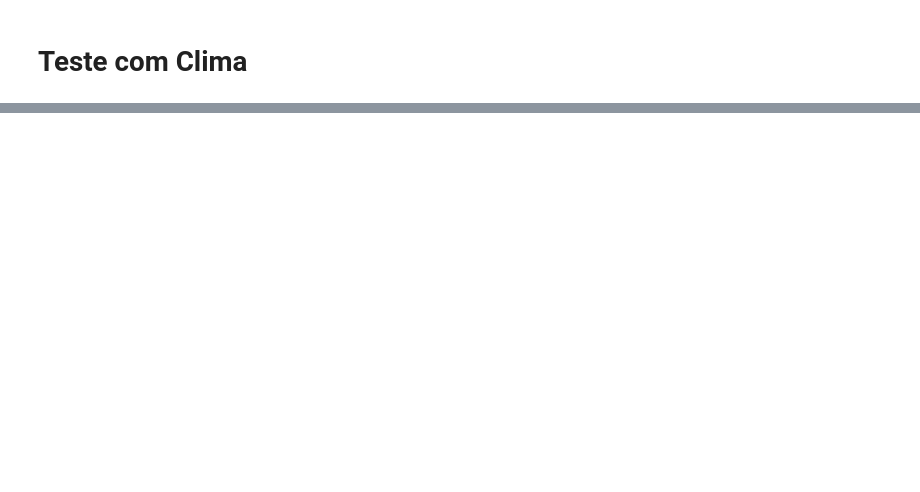
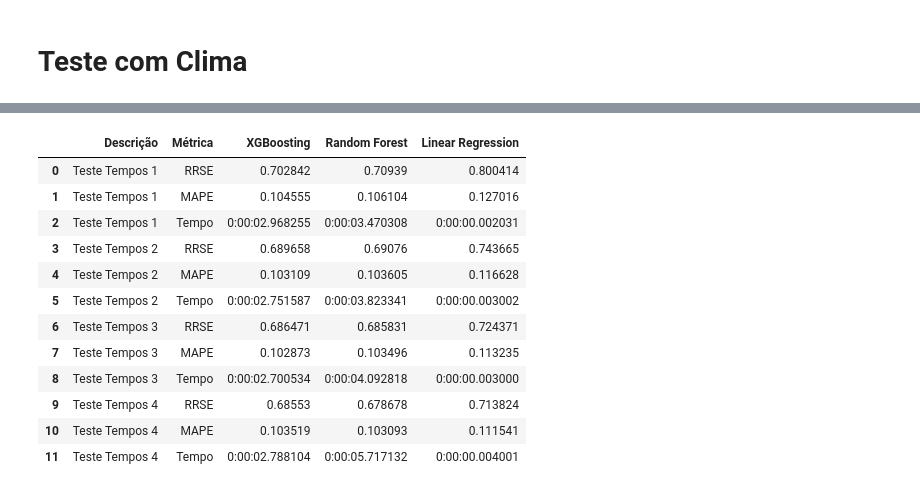
Before and after one commit to LeonardoVillamarin/TCC-Previsor_viagens_onibus, a Jupyter notebook: Fase 3/primeira_execucao.ipynb, the cells around one changed output, grey strips where cells are left out. Saved outputs shown, nothing was run; the diff lists cells and outputs as text; code cells hidden in the pictures; blank space fills up the shorter version.

```diff
--- a/Fase 3/primeira_execucao.ipynb
+++ b/Fase 3/primeira_execucao.ipynb
@@ -214,0 +330,5 @@ df_clima
+# %%
+# Fizemos as predições e juntamos no DataFrame
+df_teste["predicao_xgb"] = modelo_xgb.predict(x_teste)
+df_teste["predicao_lr"] = modelo_lr.predict(x_teste)
+df_teste["predicao_rf"] = modelo_rf.predict(x_teste)
@@ -214,0 +691,18 @@ df_clima
+# %%
+metrics = pd.DataFrame(metrics, columns=['Descrição','Métrica', 'XGBoosting','Random Forest','Linear Regression'])
+metrics.to_csv('metrica_teste_tempos.csv',index=False)
+metrics
+# %% [output]
+|  | Descrição | Métrica | XGBoosting | Random Forest | Linear Regression |
+| 0 | Teste Tempos 1 | RRSE | 0.702842 | 0.70939 | 0.800414 |
+| 1 | Teste Tempos 1 | MAPE | 0.104555 | 0.106104 | 0.127016 |
+| 2 | Teste Tempos 1 | Tempo | 0:00:02.968255 | 0:00:03.470308 | 0:00:00.002031 |
+| 3 | Teste Tempos 2 | RRSE | 0.689658 | 0.69076 | 0.743665 |
+| 4 | Teste Tempos 2 | MAPE | 0.103109 | 0.103605 | 0.116628 |
+| 5 | Teste Tempos 2 | Tempo | 0:00:02.751587 | 0:00:03.823341 | 0:00:00.003002 |
+| 6 | Teste Tempos 3 | RRSE | 0.686471 | 0.685831 | 0.724371 |
+| 7 | Teste Tempos 3 | MAPE | 0.102873 | 0.103496 | 0.113235 |
+| 8 | Teste Tempos 3 | Tempo | 0:00:02.700534 | 0:00:04.092818 | 0:00:00.003000 |
+| 9 | Teste Tempos 4 | RRSE | 0.68553 | 0.678678 | 0.713824 |
+| 10 | Teste Tempos 4 | MAPE | 0.103519 | 0.103093 | 0.111541 |
+| 11 | Teste Tempos 4 | Tempo | 0:00:02.788104 | 0:00:05.717132 | 0:00:00.004001 |
```
Also changed, not shown: parts of 29 cells of this notebook, 8 other files.
